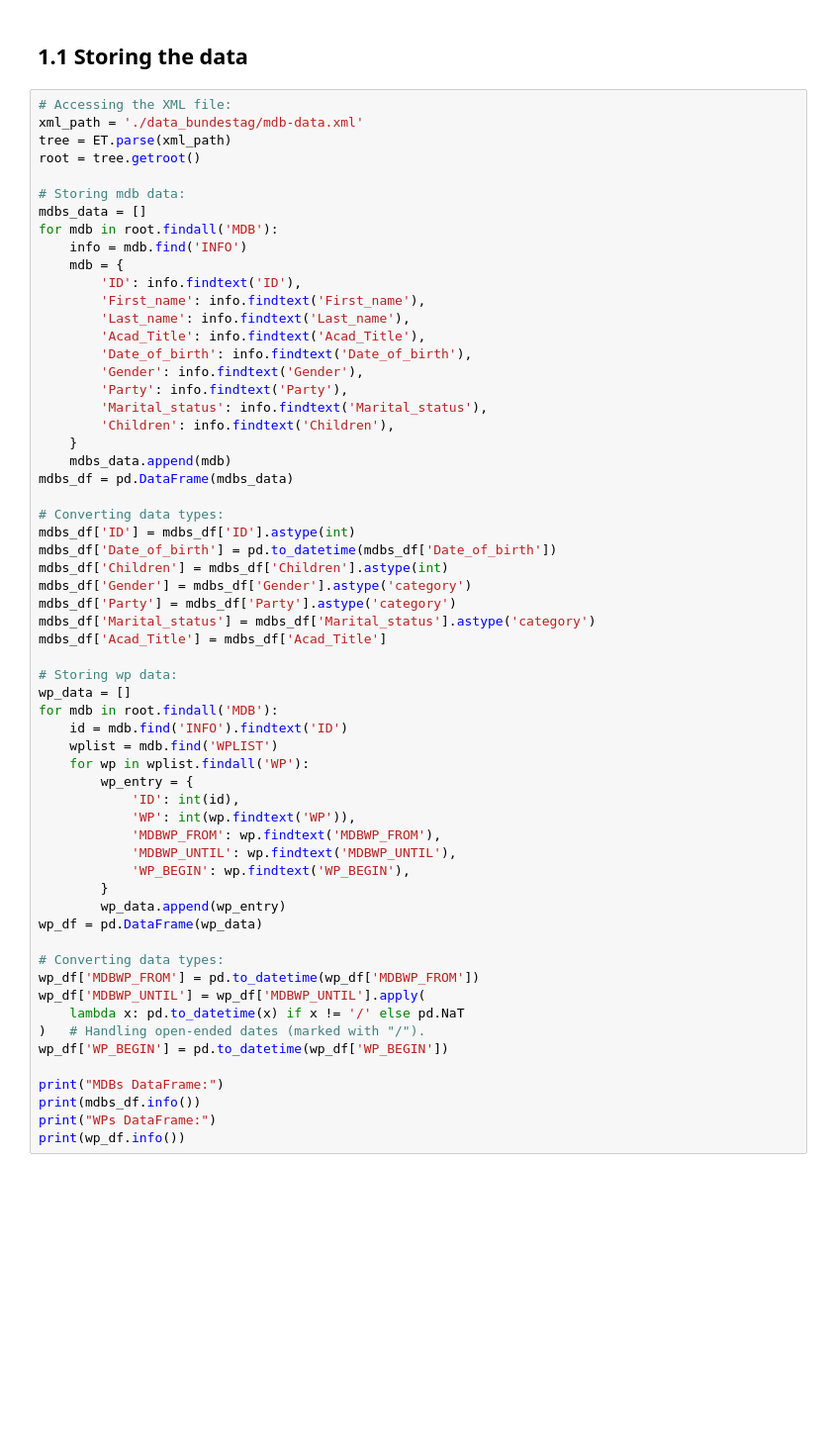
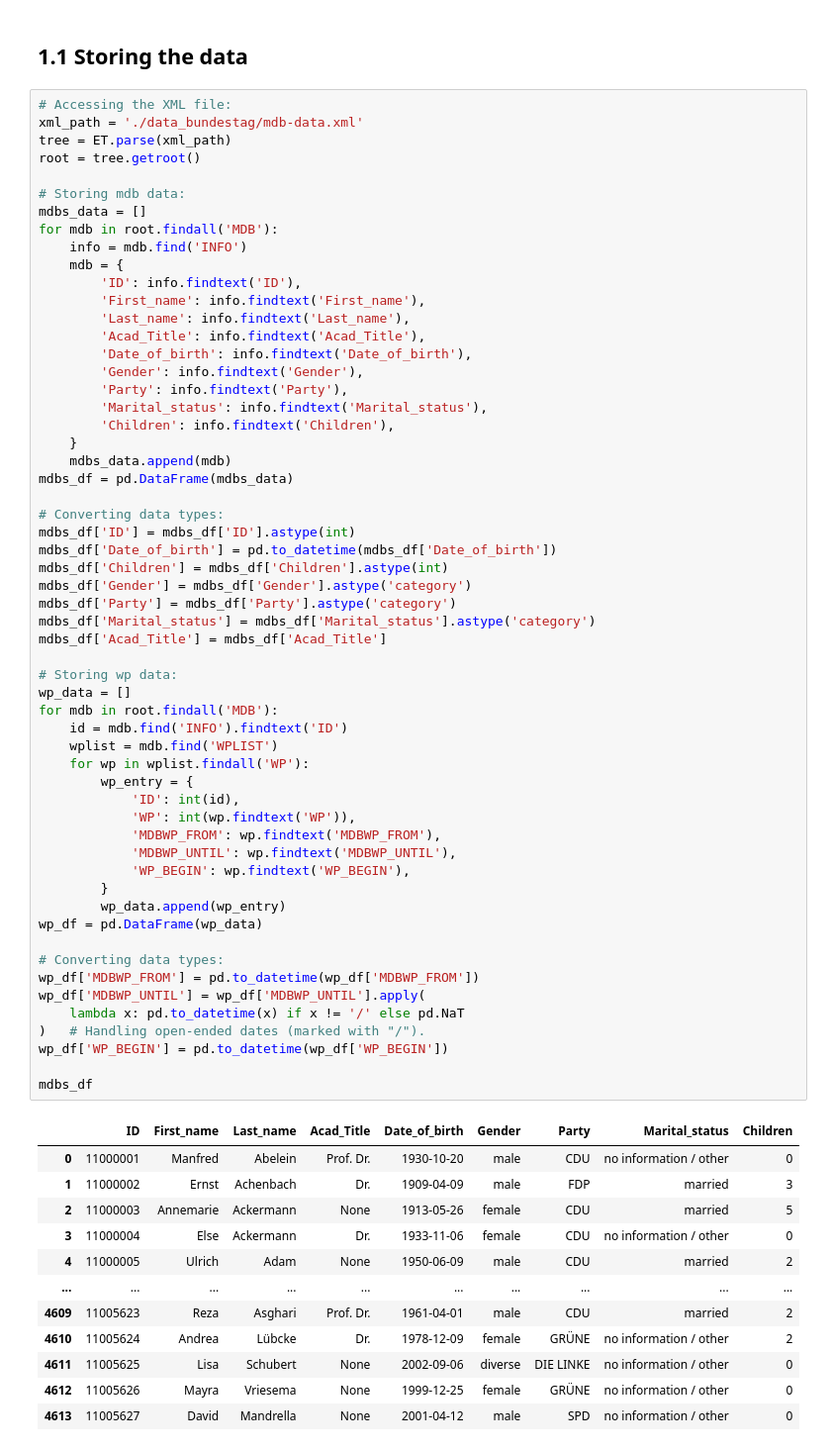
Before and after one commit to carl-lorenz/Visualization, a Jupyter notebook: Exam/1_members_of_german_parliament.ipynb, the cells around one changed output. Shown at 99% size. Drawn from its saved outputs; the diff is of its cells as text; blank space fills up the shorter version.

```diff
--- a/Exam/1_members_of_german_parliament.ipynb
+++ b/Exam/1_members_of_german_parliament.ipynb
@@ -47,34 +73,43 @@ mdbs_df['Date_of_birth'] = pd.to_datetime(mdbs_df['Date_of_birth'])
 mdbs_df['Children'] = mdbs_df['Children'].astype(int)
 mdbs_df['Gender'] = mdbs_df['Gender'].astype('category')
 mdbs_df['Party'] = mdbs_df['Party'].astype('category')
 mdbs_df['Marital_status'] = mdbs_df['Marital_status'].astype('category')
 mdbs_df['Acad_Title'] = mdbs_df['Acad_Title']
 
 # Storing wp data:
 wp_data = []
 for mdb in root.findall('MDB'):
     id = mdb.find('INFO').findtext('ID')
     wplist = mdb.find('WPLIST')
     for wp in wplist.findall('WP'):
         wp_entry = {
             'ID': int(id),
             'WP': int(wp.findtext('WP')),
             'MDBWP_FROM': wp.findtext('MDBWP_FROM'),
             'MDBWP_UNTIL': wp.findtext('MDBWP_UNTIL'),
             'WP_BEGIN': wp.findtext('WP_BEGIN'),
         }
         wp_data.append(wp_entry)
 wp_df = pd.DataFrame(wp_data)
 
 # Converting data types:
 wp_df['MDBWP_FROM'] = pd.to_datetime(wp_df['MDBWP_FROM'])
 wp_df['MDBWP_UNTIL'] = wp_df['MDBWP_UNTIL'].apply(
     lambda x: pd.to_datetime(x) if x != '/' else pd.NaT
 )   # Handling open-ended dates (marked with "/").
 wp_df['WP_BEGIN'] = pd.to_datetime(wp_df['WP_BEGIN'])
 
-print("MDBs DataFrame:")
-print(mdbs_df.info())
-print("WPs DataFrame:")
-print(wp_df.info())
+mdbs_df
 # %% [output]
+|  | ID | First_name | Last_name | Acad_Title | Date_of_birth | Gender | Party | Marital_status | Children |
+| 0 | 11000001 | Manfred | Abelein | Prof. Dr. | 1930-10-20 | male | CDU | no information / other | 0 |
+| 1 | 11000002 | Ernst | Achenbach | Dr. | 1909-04-09 | male | FDP | married | 3 |
+| 2 | 11000003 | Annemarie | Ackermann | None | 1913-05-26 | female | CDU | married | 5 |
+| 3 | 11000004 | Else | Ackermann | Dr. | 1933-11-06 | female | CDU | no information / other | 0 |
+| 4 | 11000005 | Ulrich | Adam | None | 1950-06-09 | male | CDU | married | 2 |
+| ... | ... | ... | ... | ... | ... | ... | ... | ... | ... |
+| 4609 | 11005623 | Reza | Asghari | Prof. Dr. | 1961-04-01 | male | CDU | married | 2 |
+| 4610 | 11005624 | Andrea | Lübcke | Dr. | 1978-12-09 | female | GRÜNE | no information / other | 2 |
+| 4611 | 11005625 | Lisa | Schubert | None | 2002-09-06 | diverse | DIE LINKE | no information / other | 0 |
+| 4612 | 11005626 | Mayra | Vriesema | None | 1999-12-25 | female | GRÜNE | no information / other | 0 |
+| 4613 | 11005627 | David | Mandrella | None | 2001-04-12 | male | SPD | no information / other | 0 |
```
Also changed, not shown: parts of 18 cells of this notebook.
